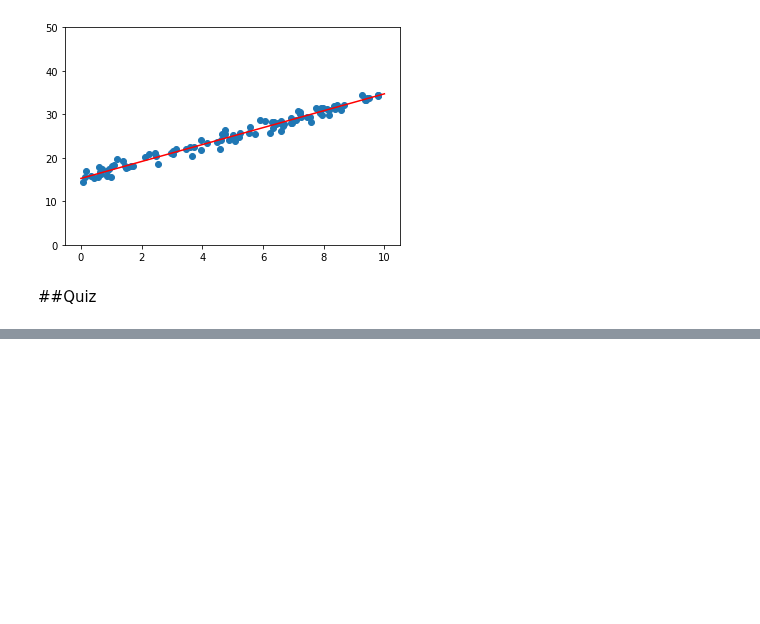
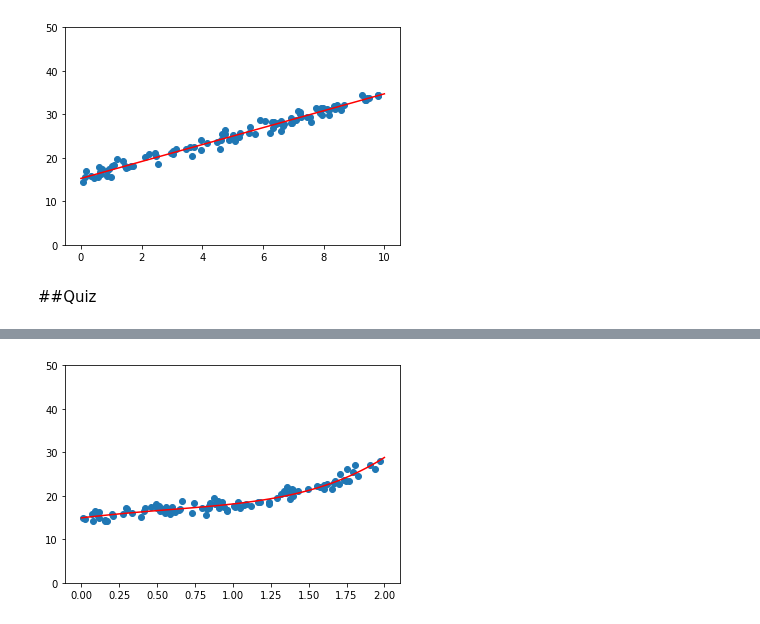
Before and after one commit to 44REAM/AI_mahidol, a Jupyter notebook: ai_mahidol.ipynb, the cells around one changed output, grey strips where cells are left out. Drawn from its saved outputs; the diff is of its cells as text; code cells hidden in the pictures; blank space fills up the shorter version.

```diff
--- a/ai_mahidol.ipynb
+++ b/ai_mahidol.ipynb
@@ -324,0 +331,9 @@ plt.scatter(x,y)
+# %%
+x_plot = np.linspace(0,2,size)
+y_hat = w[0]*x_plot**4 +w[1]*x_plot**2 + w[2]*x_plot + w[3]
+plt.ylim(0,50)
+plt.plot(x_plot,y_hat, color = 'r')
+plt.scatter(x,y)
+plt.show()
+# %% [output]
+[figure, added]
```
Also changed, not shown: parts of 3 cells of this notebook.
